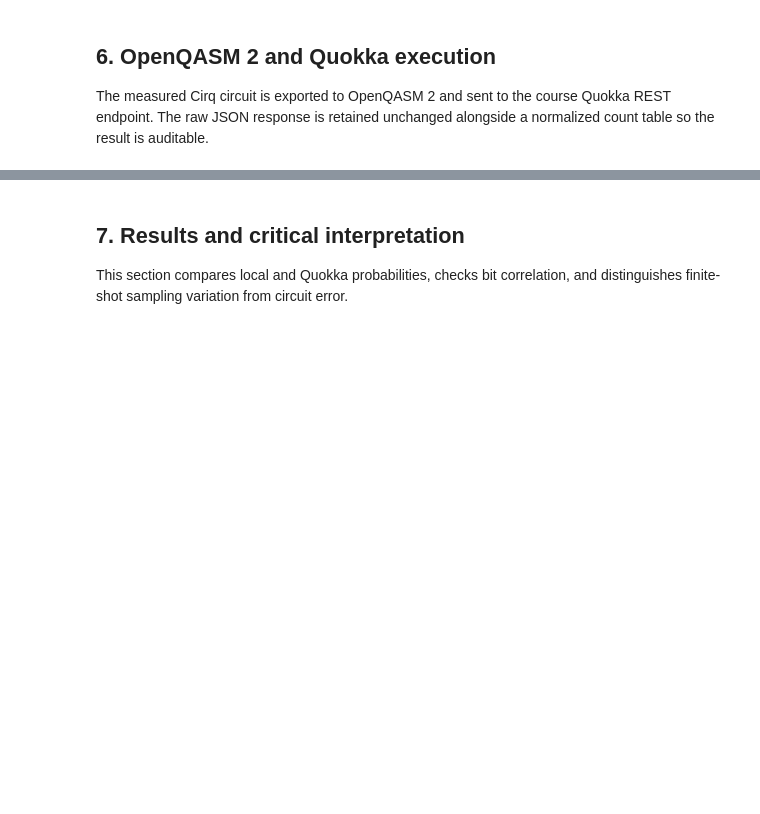
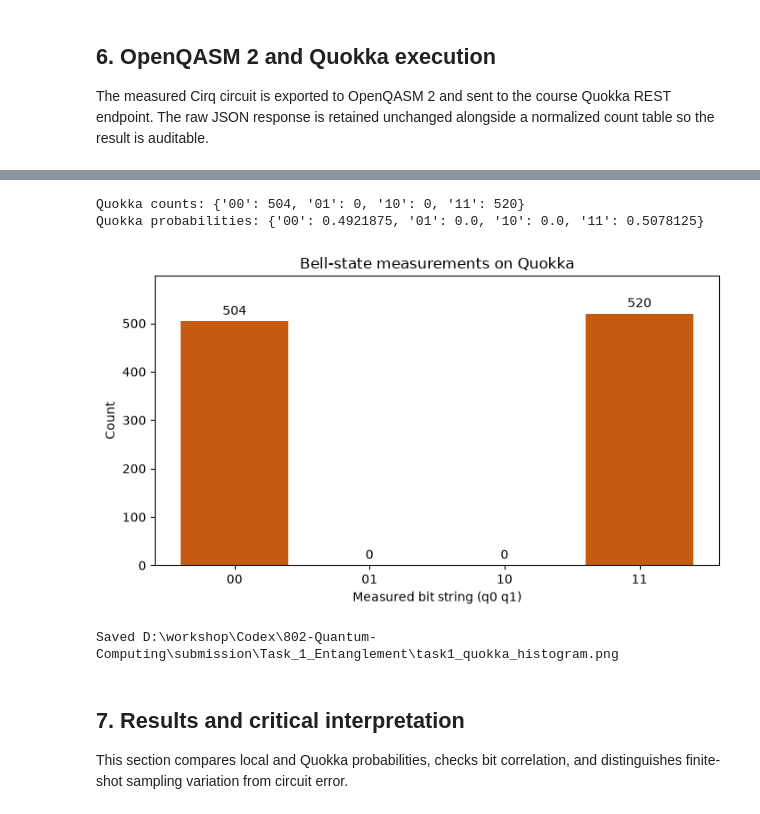
Before and after one commit to miku-wwl/802-Quantum-Computing, a Jupyter notebook: submission/Task_1_Entanglement/Task_1_Entanglement.ipynb, the cells around one changed output, grey strips where cells are left out. Cells and saved outputs as stored; diff of their text form; code cells hidden in the pictures; blank space fills up the shorter version.

Commit message:
A2-05 Run Bell circuit on Quokka

```diff
--- a/submission/Task_1_Entanglement/Task_1_Entanglement.ipynb
+++ b/submission/Task_1_Entanglement/Task_1_Entanglement.ipynb
@@ -28,7 +28,9 @@ In the ideal noiseless case, repeated Z-basis measurements produce `00` and `11`
 The project environment is locked by `uv.lock`. A fixed seed is used for local sampling. Quokka execution is explicitly controlled so re-running the notebook does not unintentionally submit a remote job.
 # %%
 from pathlib import Path
+from datetime import datetime, timezone
 import json
+import os
 import sys
 
 import cirq
@@ -44,7 +46,7 @@ from mse802 import AssessmentConfig, QuokkaClient
 config = AssessmentConfig.from_env()
 SHOTS = config.shots
 SEED = config.seed
-RUN_QUOKKA = False  # Change to True only for an authorised evidence run.
+RUN_QUOKKA = os.getenv("MSE802_RUN_QUOKKA", "0") == "1"
 print(f"shots={SHOTS}, seed={SEED}, Quokka={config.quokka_qasm_url}")
 # %% [output]
 shots=1024, seed=802, Quokka=https://quokka1.quokkacomputing.com/qsim/qasm
@@ -134,3 +202,37 @@ The measured Cirq circuit is exported to OpenQASM 2 and sent to the course Quokk
+# %%
+if quokka_payload is not None:
+    client = QuokkaClient(config)
+    q0_values = client.register_values(quokka_payload, "q0_out")
+    q1_values = client.register_values(quokka_payload, "q1_out")
+    assert len(q0_values) == len(q1_values) == SHOTS
+    quokka_labels = [f"{bit0}{bit1}" for bit0, bit1 in zip(q0_values, q1_values)]
+    quokka_counts = {label: quokka_labels.count(label) for label in basis_labels}
+    quokka_probabilities = {label: quokka_counts[label] / SHOTS for label in basis_labels}
+    assert quokka_counts["01"] == 0 and quokka_counts["10"] == 0
+    print("Quokka counts:", quokka_counts)
+    print("Quokka probabilities:", quokka_probabilities)
+else:
+    quokka_counts = None
+    quokka_probabilities = None
+    print("No cached Quokka evidence. Set MSE802_RUN_QUOKKA=1 for an authorised run.")
+# %% [output]
+Quokka counts: {'00': 504, '01': 0, '10': 0, '11': 520}
+Quokka probabilities: {'00': 0.4921875, '01': 0.0, '10': 0.0, '11': 0.5078125}
+# %%
+if quokka_counts is not None:
+    remote_figure_path = Path("task1_quokka_histogram.png")
+    fig, ax = plt.subplots(figsize=(7.2, 4.2))
+    bars = ax.bar(basis_labels, [quokka_counts[label] for label in basis_labels], color="#C55A11")
+    ax.bar_label(bars, padding=3)
+    ax.set(title="Bell-state measurements on Quokka", xlabel="Measured bit string (q0 q1)", ylabel="Count")
+    ax.set_ylim(0, max(quokka_counts.values()) * 1.15)
+    fig.tight_layout()
+    fig.savefig(remote_figure_path, dpi=180)
+    plt.show()
+    print(f"Saved {remote_figure_path.resolve()}")
+# %% [output]
+[figure, added]
+Saved D:\workshop\Codex\802-Quantum-Computing\submission\Task_1_Entanglement\task1_quokka_histogram.png
 # %% [markdown]
 ## 7. Results and critical interpretation
 
```
Also changed, not shown: parts of 2 cells of this notebook, 6 other files.
